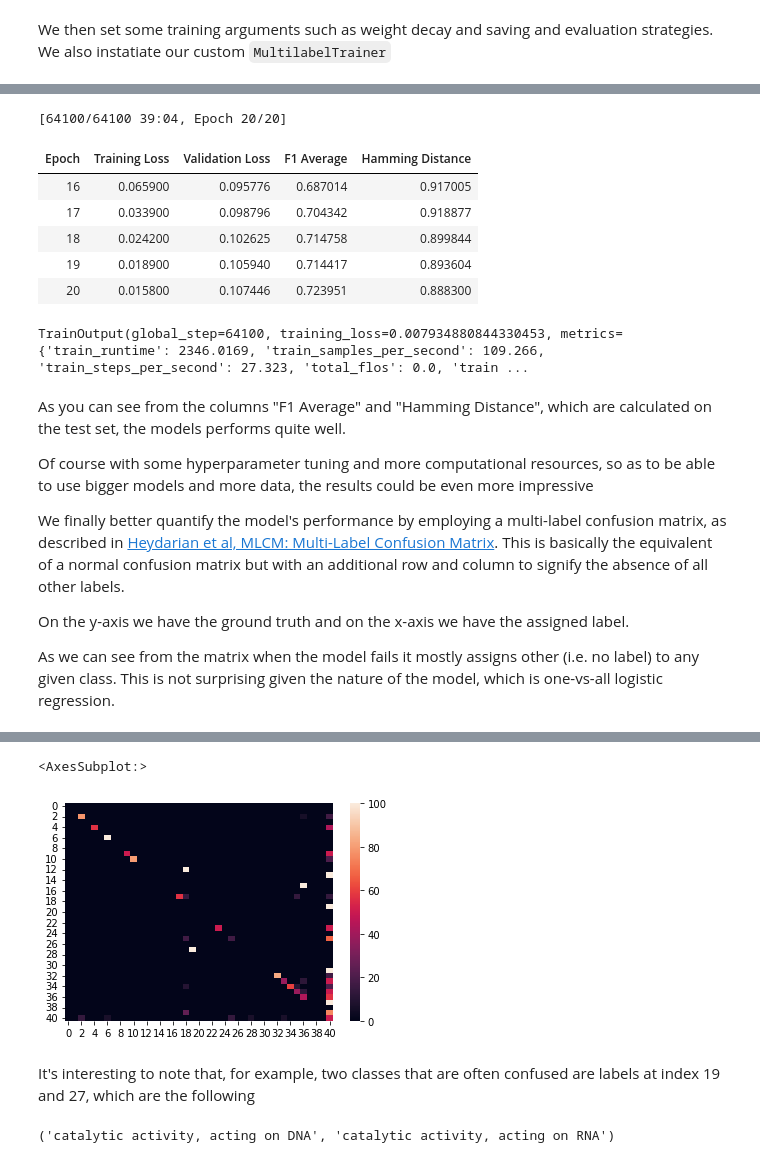
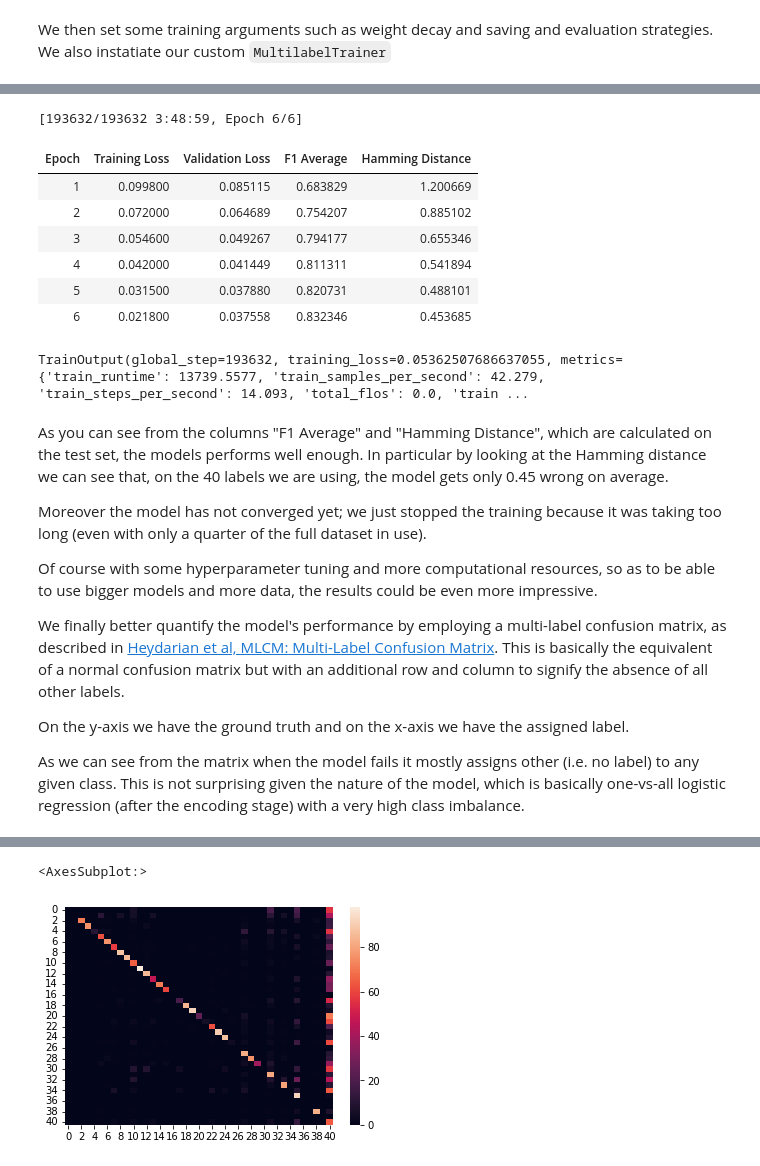
Before and after one commit to RicoBorra/ProteinFunctionPrediction, a Jupyter notebook: protein_function_prediction.ipynb, the cells around one changed output, grey strips where cells are left out. Drawn from its saved outputs; the diff is of its cells as text; code cells hidden in the pictures.

```diff
--- a/protein_function_prediction.ipynb
+++ b/protein_function_prediction.ipynb
@@ -132,8 +136,8 @@ os.environ["WANDB_DISABLED"] = "true" # disable remote logging
 
 checkpoint = "facebook/esm2_t6_8M_UR50D"
 
-BATCH_SIZE = 4
-NUM_EPOCHS = 20
+BATCH_SIZE = 3
+NUM_EPOCHS = 6
 
 tokenizer = AutoTokenizer.from_pretrained(checkpoint)
 model = EsmModel.from_pretrained(checkpoint)
@@ -167,12 +173,11 @@ We create a subclass of the `torch.nn.Module` class for this purpose.
 
 Moreover we need to define a `MultilabelTrainer` which is a subclass of Huggingface's `transformers.Trainer` base class. Here we need to override the `compute_loss` method to adapt the `BCELoss` to the multilabel use case.
 # %%
-#import pytorch_lightning as pl
 import torch.nn as nn
 from transformers import Trainer, TrainingArguments
 
 class ESMwithMultiClass(nn.Module):
-    def __init__(self, num_labels=40, lr=1e-4):
+    def __init__(self, num_labels=40):
         super().__init__()
         self.llm = model
         self.num_labels = num_labels
@@ -182,21 +187,20 @@ class ESMwithMultiClass(nn.Module):
             nn.Linear(in_features=model.pooler.dense.in_features, out_features=self.num_labels),
             nn.Sigmoid()
         )
-        self.lr = lr
 
-    def forward(self, input_ids, attention_mask, labels=None):
+    def forward(self, input_ids, attention_mask, labels=None): # need to return a dict otherwise HF skips first pred when evaluating, god knows why, I had to figure it out from the source code smh
         return {'logits': self.clf(self.llm(input_ids, attention_mask).pooler_output)}
 
 class MultilabelTrainer(Trainer):
     def compute_loss(self, model, inputs, return_outputs=False):
         labels = inputs.get("labels")
-        logits = model(**inputs)['logits']
-        #logits = outputs.get('logits')
+        outputs = model(**inputs)
+        logits = outputs['logits']
         loss_fct = nn.BCELoss()
         loss = loss_fct(logits.view(-1, self.model.num_labels),
                         labels.float().view(-1, self.model.num_labels))
         loss = loss.mean()
-        return (loss, model(**inputs)) if return_outputs else loss
+        return (loss, outputs) if return_outputs else loss
 # %% [markdown]
 Lastly, we define some metrics in the `compute_metrics` function.
 
@@ -224,7 +228,7 @@ We then set some training arguments such as weight decay and saving and evaluati
 # %%
 training_args = TrainingArguments(
     output_dir="./esm_multilabel",
-    learning_rate=1e-4,
+    learning_rate=3e-4,
     per_device_train_batch_size=BATCH_SIZE,
     per_device_eval_batch_size=BATCH_SIZE,
     num_train_epochs=NUM_EPOCHS,
@@ -233,15 +237,13 @@ training_args = TrainingArguments(
     logging_strategy="epoch",
     save_strategy="epoch",
     save_total_limit=2,
-    #load_best_model_at_end=True,
+    load_best_model_at_end=True,
     report_to="none",
     logging_steps=1,
 )
 
-esm = ESMwithMultiClass()
-
-trainer = MultilabelTrainer( # can you belive that it drops columns that are not explicitly used by the model? damned huggingface
-        model=esm,
+trainer = MultilabelTrainer( # can you believe that it drops columns that are not explicitly used by the model? damned huggingface
+        model=ESMwithMultiClass(),
         args=training_args,
         train_dataset=ds["train"],
         eval_dataset=ds["test"],
@@ -254,44 +268,42 @@ We now proceed to train the model (typically we train a few epochs at a time, sa
 # %%
 import os
 
+trainer.train()
 # this takes the last available checkpoint and resumes training from there
-trainer.train(resume_from_checkpoint=f"esm_multilabel/{sorted(os.listdir('esm_multilabel'))[-1]}/")
+#trainer.train(resume_from_checkpoint=f"esm_multilabel/{sorted(os.listdir('esm_multilabel'))[-1]}/")
 # %% [output]
-[64100/64100 39:04, Epoch 20/20]
+[193632/193632 3:48:59, Epoch 6/6]
 | Epoch | Training Loss | Validation Loss | F1 Average | Hamming Distance |
-| 16 | 0.065900 | 0.095776 | 0.687014 | 0.917005 |
-| 17 | 0.033900 | 0.098796 | 0.704342 | 0.918877 |
-| 18 | 0.024200 | 0.102625 | 0.714758 | 0.899844 |
-| 19 | 0.018900 | 0.105940 | 0.714417 | 0.893604 |
-| 20 | 0.015800 | 0.107446 | 0.723951 | 0.888300 |
+| 1 | 0.099800 | 0.085115 | 0.683829 | 1.200669 |
+| 2 | 0.072000 | 0.064689 | 0.754207 | 0.885102 |
+| 3 | 0.054600 | 0.049267 | 0.794177 | 0.655346 |
+| 4 | 0.042000 | 0.041449 | 0.811311 | 0.541894 |
+| 5 | 0.031500 | 0.037880 | 0.820731 | 0.488101 |
+| 6 | 0.021800 | 0.037558 | 0.832346 | 0.453685 |
-TrainOutput(global_step=64100, training_loss=0.007934880844330453, metrics={'train_runtime': 2346.0169, 'train_samples_per_second': 109.266, 'train_steps_per_second': 27.323, 'total_flos': 0.0, 'train ...
+TrainOutput(global_step=193632, training_loss=0.05362507686637055, metrics={'train_runtime': 13739.5577, 'train_samples_per_second': 42.279, 'train_steps_per_second': 14.093, 'total_flos': 0.0, 'train ...
 # %% [markdown]
-As you can see from the columns "F1 Average" and "Hamming Distance", which are calculated on the test set, the models performs quite well.
+As you can see from the columns "F1 Average" and "Hamming Distance", which are calculated on the test set, the models performs well enough. In particular by looking at the Hamming distance we can see that, on the 40 labels we are using, the model gets only 0.45 wrong on average.
 
-Of course with some hyperparameter tuning and more computational resources, so as to be able to use bigger models and more data, the results could be even more impressive
+Moreover the model has not converged yet; we just stopped the training because it was taking too long (even with only a quarter of the full dataset in use).
+
+Of course with some hyperparameter tuning and more computational resources, so as to be able to use bigger models and more data, the results could be even more impressive.
 
 We finally better quantify the model's performance by employing a multi-label confusion matrix, as described in [Heydarian et al, MLCM: Multi-Label Confusion Matrix](https://www.researchgate.net/publication/358509618_MLCM_Multi-Label_Confusion_Matrix). This is basically the equivalent of a normal confusion matrix but with an additional row and column to signify the absence of all other labels.
 
 On the y-axis we have the ground truth and on the x-axis we have the assigned label.
 
-As we can see from the matrix when the model fails it mostly assigns other (i.e. no label) to any given class. This is not surprising given the nature of the model, which is one-vs-all logistic regression.
+As we can see from the matrix when the model fails it mostly assigns other (i.e. no label) to any given class. This is not surprising given the nature of the model, which is basically one-vs-all logistic regression (after the encoding stage) with a very high class imbalance.
 # %%
 from mlcm import mlcm
 import seaborn as sns
 
-predictions, _, _ = trainer.predict(ds["test"].select(range(50)))
+predictions, _, _ = trainer.predict(ds["test"])
 predictions = np.where(predictions > .5, 1, 0)
-references = np.array(ds["test"].select(range(50))['labels'])
+references = np.array(ds["test"]['labels'])
 
 conf_mat,normal_conf_mat = mlcm.cm(references, predictions, print_note=False)
 sns.heatmap(normal_conf_mat)
 # %% [output]
 [interactive output not drawn]
 <AxesSubplot:>
-[figure, old version]
+[figure, new version]
-# %% [markdown]
-It's interesting to note that, for example, two classes that are often confused are labels at index 19 and 27, which are the following
-# %%
-labels[19], labels[27]
-# %% [output]
-('catalytic activity, acting on DNA', 'catalytic activity, acting on RNA')
```
Also changed, not shown: parts of 22 cells of this notebook.
